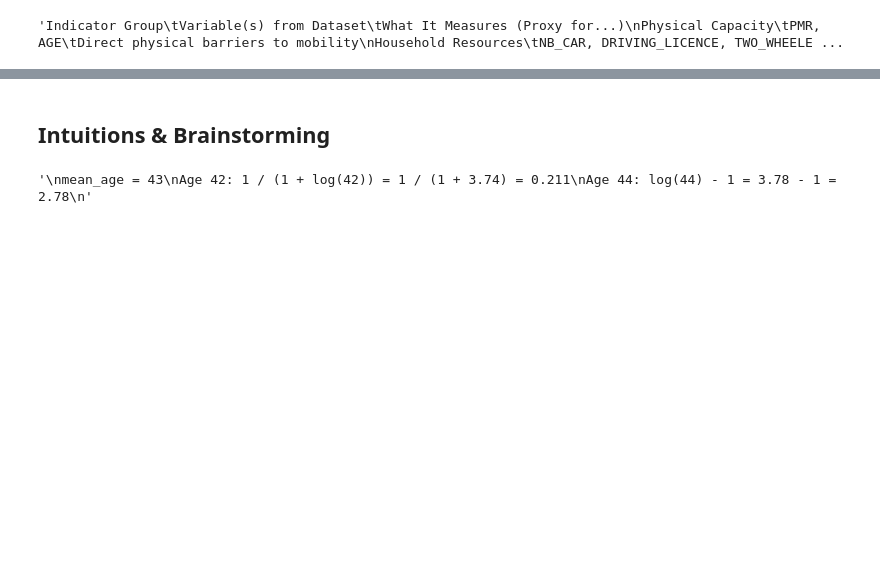
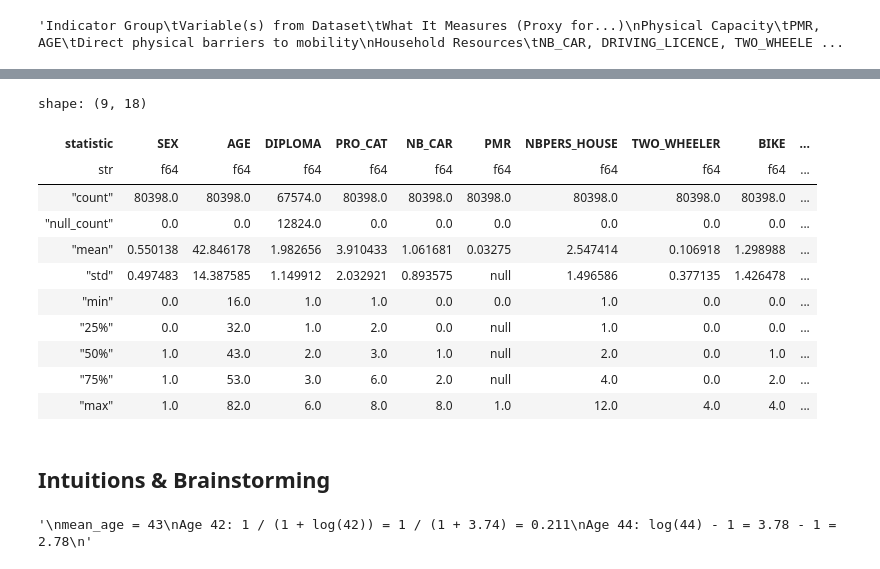
Before and after one commit to DEVOLOPER-1/Sim-Equity, a Jupyter notebook: EDA.ipynb, the cells around one changed output, grey strips where cells are left out. Saved outputs shown, nothing was run; the diff lists cells and outputs as text; code cells hidden in the pictures; blank space fills up the shorter version.

```diff
--- a/EDA.ipynb
+++ b/EDA.ipynb
@@ -189,3 +246,18 @@ System Dependency	NAVIGO_SUB, etc.	Reliance on public systems that might fail
+# %%
+are_correlated.describe()
+# %% [output]
+shape: (9, 18)
+| statistic | SEX | AGE | DIPLOMA | PRO_CAT | NB_CAR | PMR | NBPERS_HOUSE | TWO_WHEELER | BIKE | ... |
+| str | f64 | f64 | f64 | f64 | f64 | f64 | f64 | f64 | f64 | ... |
+| "count" | 80398.0 | 80398.0 | 67574.0 | 80398.0 | 80398.0 | 80398.0 | 80398.0 | 80398.0 | 80398.0 | ... |
+| "null_count" | 0.0 | 0.0 | 12824.0 | 0.0 | 0.0 | 0.0 | 0.0 | 0.0 | 0.0 | ... |
+| "mean" | 0.550138 | 42.846178 | 1.982656 | 3.910433 | 1.061681 | 0.03275 | 2.547414 | 0.106918 | 1.298988 | ... |
+| "std" | 0.497483 | 14.387585 | 1.149912 | 2.032921 | 0.893575 | null | 1.496586 | 0.377135 | 1.426478 | ... |
+| "min" | 0.0 | 16.0 | 1.0 | 1.0 | 0.0 | 0.0 | 1.0 | 0.0 | 0.0 | ... |
+| "25%" | 0.0 | 32.0 | 1.0 | 2.0 | 0.0 | null | 1.0 | 0.0 | 0.0 | ... |
+| "50%" | 1.0 | 43.0 | 2.0 | 3.0 | 1.0 | null | 2.0 | 0.0 | 1.0 | ... |
+| "75%" | 1.0 | 53.0 | 3.0 | 6.0 | 2.0 | null | 4.0 | 0.0 | 2.0 | ... |
+| "max" | 1.0 | 82.0 | 6.0 | 8.0 | 8.0 | 1.0 | 12.0 | 4.0 | 4.0 | ... |
 # %% [markdown]
 ## Intuitions & Brainstorming
 # %%
```
Also changed, not shown: parts of 12 cells of this notebook.
